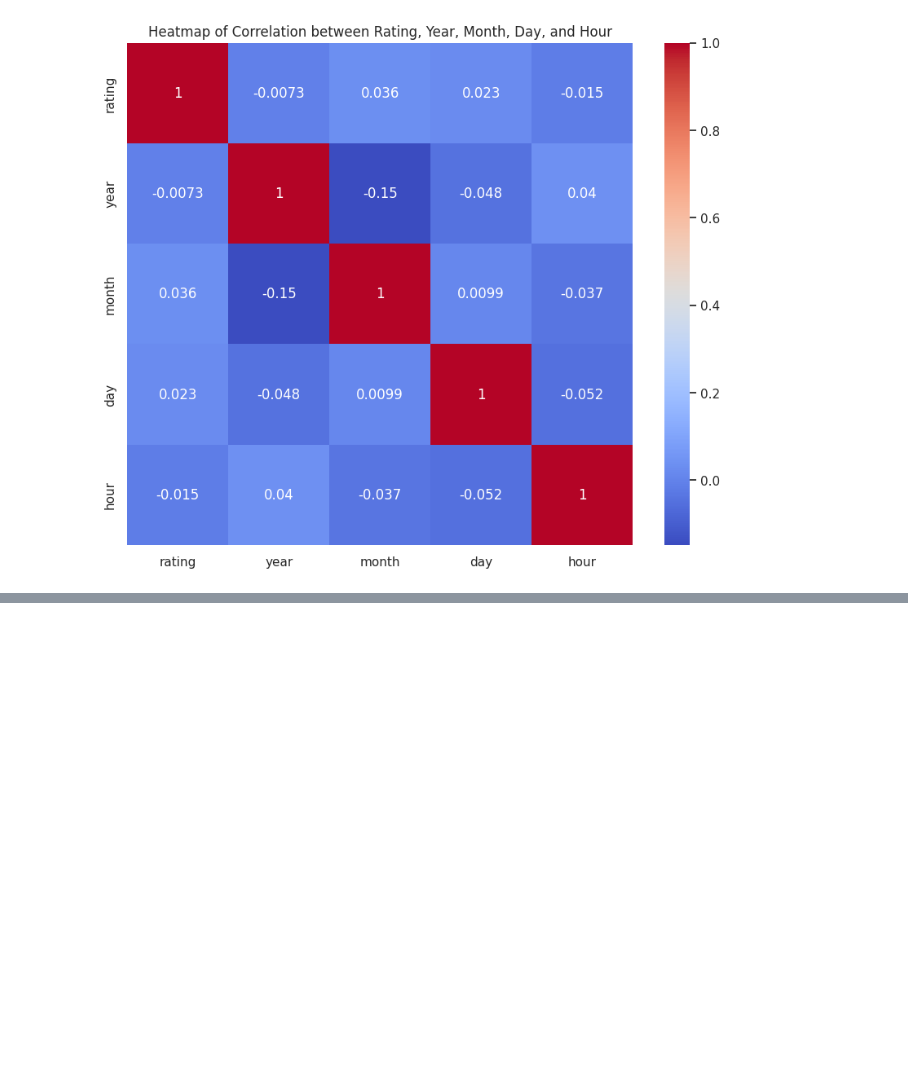
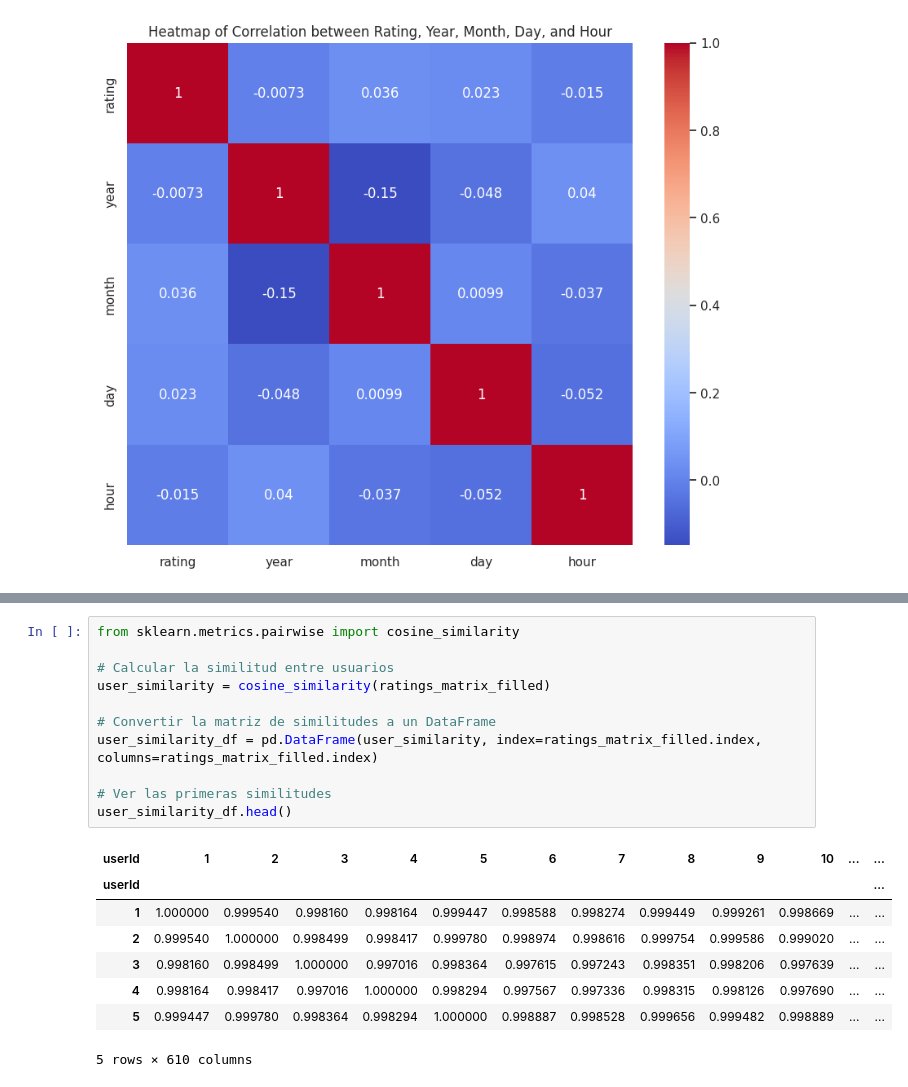
Before and after one commit to JuanCH94/Marketing, a Jupyter notebook: b_exploracion.ipynb, the cells around one changed output, grey strips where cells are left out. Drawn from its saved outputs; the diff is of its cells as text; blank space fills up the shorter version.

```diff
--- a/b_exploracion.ipynb
+++ b/b_exploracion.ipynb
@@ -962,0 +1190,20 @@ plt.show()
+# %%
+from sklearn.metrics.pairwise import cosine_similarity
+
+# Calcular la similitud entre usuarios
+user_similarity = cosine_similarity(ratings_matrix_filled)
+
+# Convertir la matriz de similitudes a un DataFrame
+user_similarity_df = pd.DataFrame(user_similarity, index=ratings_matrix_filled.index, columns=ratings_matrix_filled.index)
+
+# Ver las primeras similitudes
+user_similarity_df.head()
+# %% [output]
+| userId | 1 | 2 | 3 | 4 | 5 | 6 | 7 | 8 | 9 | 10 | ... | ... |
+| userId |  |  |  |  |  |  |  |  |  |  |  | ... |
+| 1 | 1.000000 | 0.999540 | 0.998160 | 0.998164 | 0.999447 | 0.998588 | 0.998274 | 0.999449 | 0.999261 | 0.998669 | ... | ... |
+| 2 | 0.999540 | 1.000000 | 0.998499 | 0.998417 | 0.999780 | 0.998974 | 0.998616 | 0.999754 | 0.999586 | 0.999020 | ... | ... |
+| 3 | 0.998160 | 0.998499 | 1.000000 | 0.997016 | 0.998364 | 0.997615 | 0.997243 | 0.998351 | 0.998206 | 0.997639 | ... | ... |
+| 4 | 0.998164 | 0.998417 | 0.997016 | 1.000000 | 0.998294 | 0.997567 | 0.997336 | 0.998315 | 0.998126 | 0.997690 | ... | ... |
+| 5 | 0.999447 | 0.999780 | 0.998364 | 0.998294 | 1.000000 | 0.998887 | 0.998528 | 0.999656 | 0.999482 | 0.998889 | ... | ... |
+5 rows × 610 columns
```
Also changed, not shown: parts of 25 cells of this notebook.
